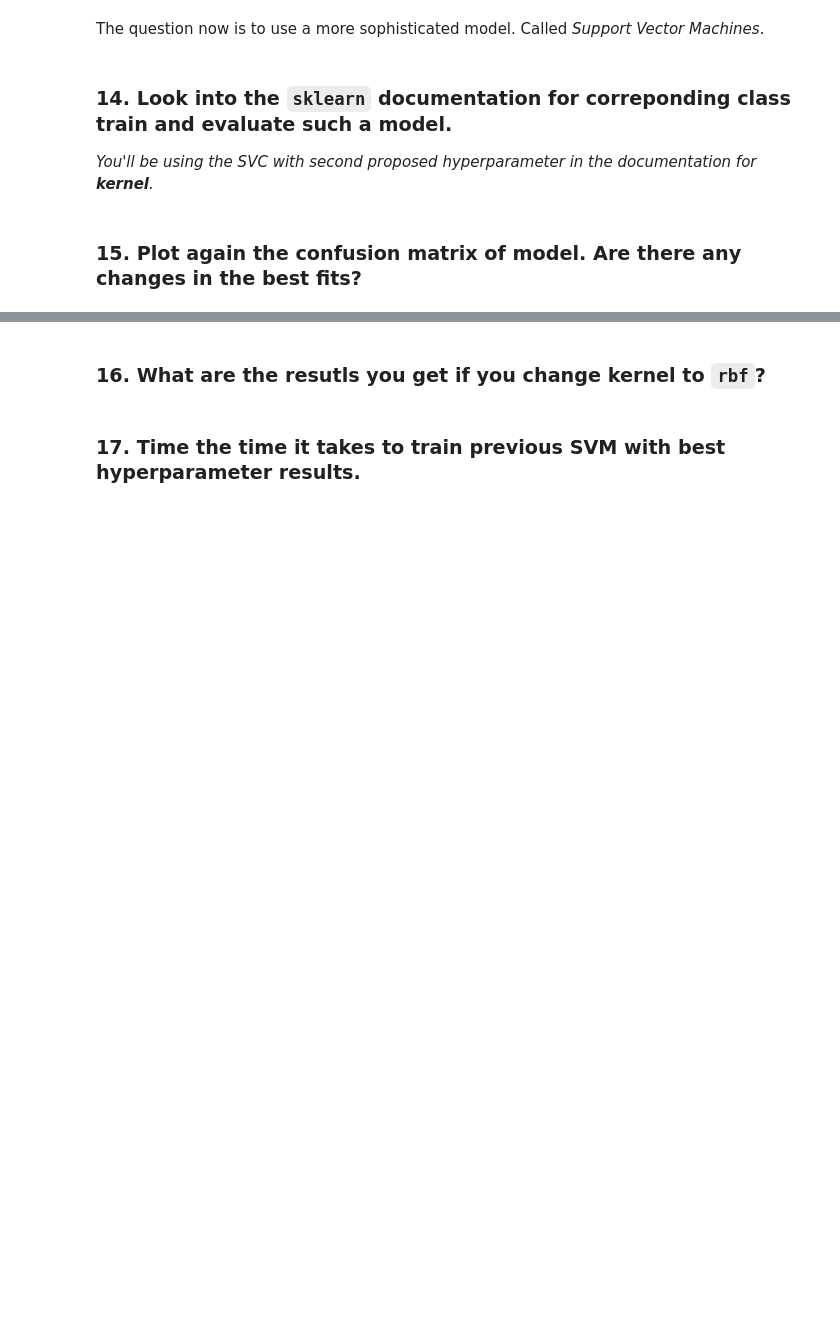
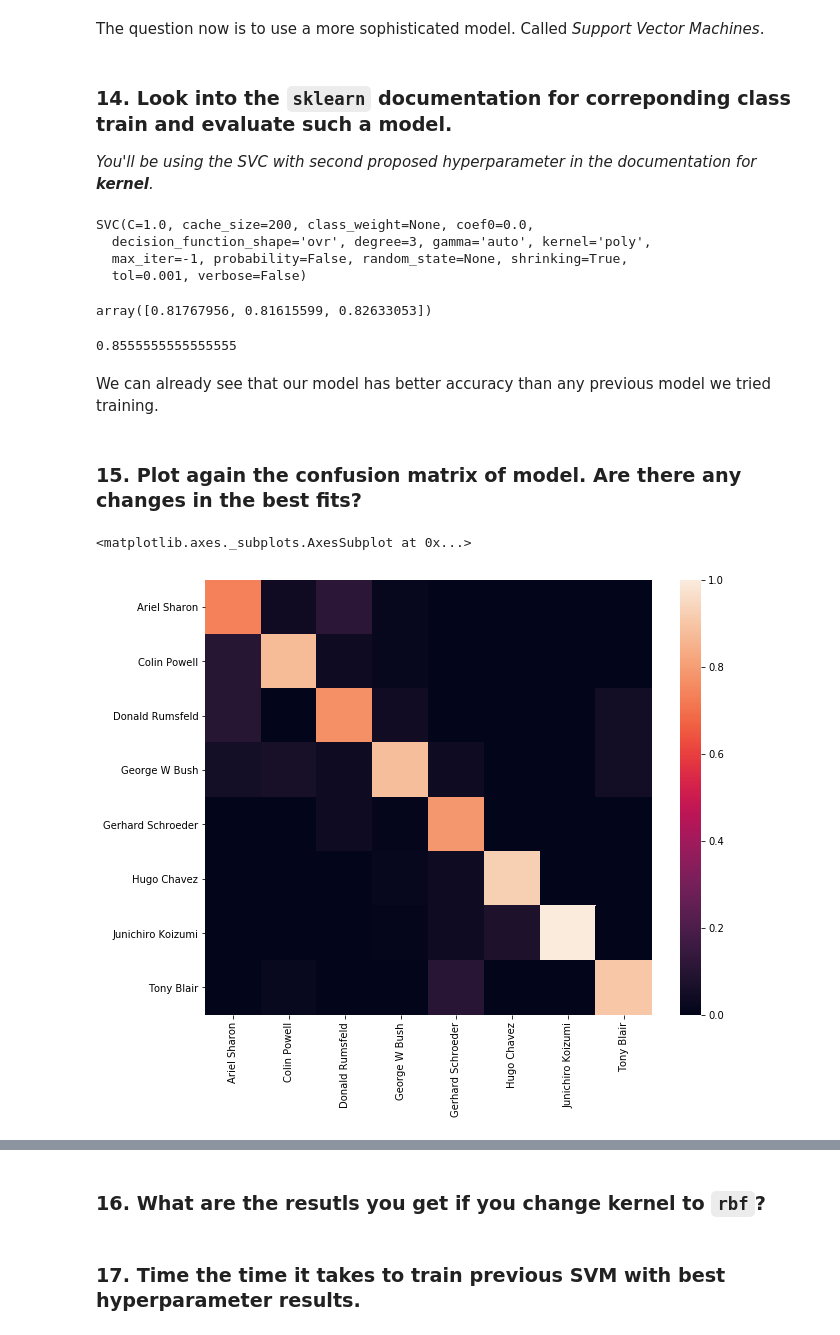
Before and after one commit to sneelapu77/IntroPyForDataScience, a Jupyter notebook: Exam/Exam_fall_17.ipynb, the cells around one changed output, grey strips where cells are left out. Drawn from its saved outputs; the diff is of its cells as text; code cells hidden in the pictures; blank space fills up the shorter version.

```diff
--- a/Exam/Exam_fall_17.ipynb
+++ b/Exam/Exam_fall_17.ipynb
@@ -310,2 +312,32 @@ The question now is to use a more sophisticated model. Called *Support Vector Ma
+# %%
+svm_clf = SVC(kernel='poly')
+# %%
+svm_clf.fit(X_train, y_train)
+# %% [output]
+SVC(C=1.0, cache_size=200, class_weight=None, coef0=0.0,
+  decision_function_shape='ovr', degree=3, gamma='auto', kernel='poly',
+  max_iter=-1, probability=False, random_state=None, shrinking=True,
+  tol=0.001, verbose=False)
+# %%
+cross_val_score(svm_clf, X_train, y_train)
+# %% [output]
+array([0.81767956, 0.81615599, 0.82633053])
+# %%
+accuracy_score(y_test, svm_clf.predict(X_test))
+# %% [output]
+0.8555555555555555
+# %% [markdown]
+We can already see that our model has better accuracy than any previous model we tried training.
 # %% [markdown]
 ### 15. Plot again the confusion matrix of model. Are there any changes in the best fits?
+# %%
+svm_cfm = confusion_matrix(y_test, svm_clf.predict(X_test))
+svm_cfm = svm_cfm / np.sum(svm_cfm, axis=0, keepdims=True)
+# %%
+fig, ax = plt.subplots(figsize=(10, 8))
+sns.heatmap(svm_cfm,
+           xticklabels=figures.target_names,
+           yticklabels=figures.target_names)
+# %% [output]
+<matplotlib.axes._subplots.AxesSubplot at 0x...>
+[figure, added]
```
Also changed, not shown: parts of 2 cells of this notebook.
